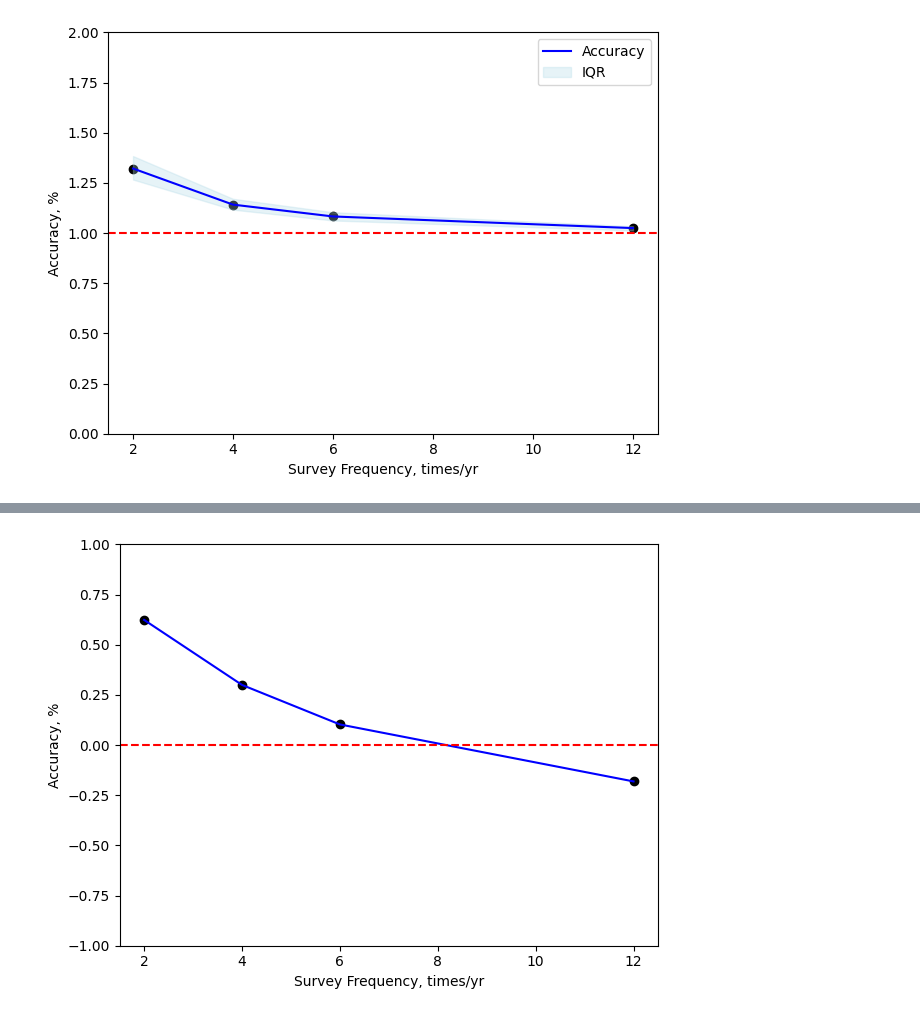
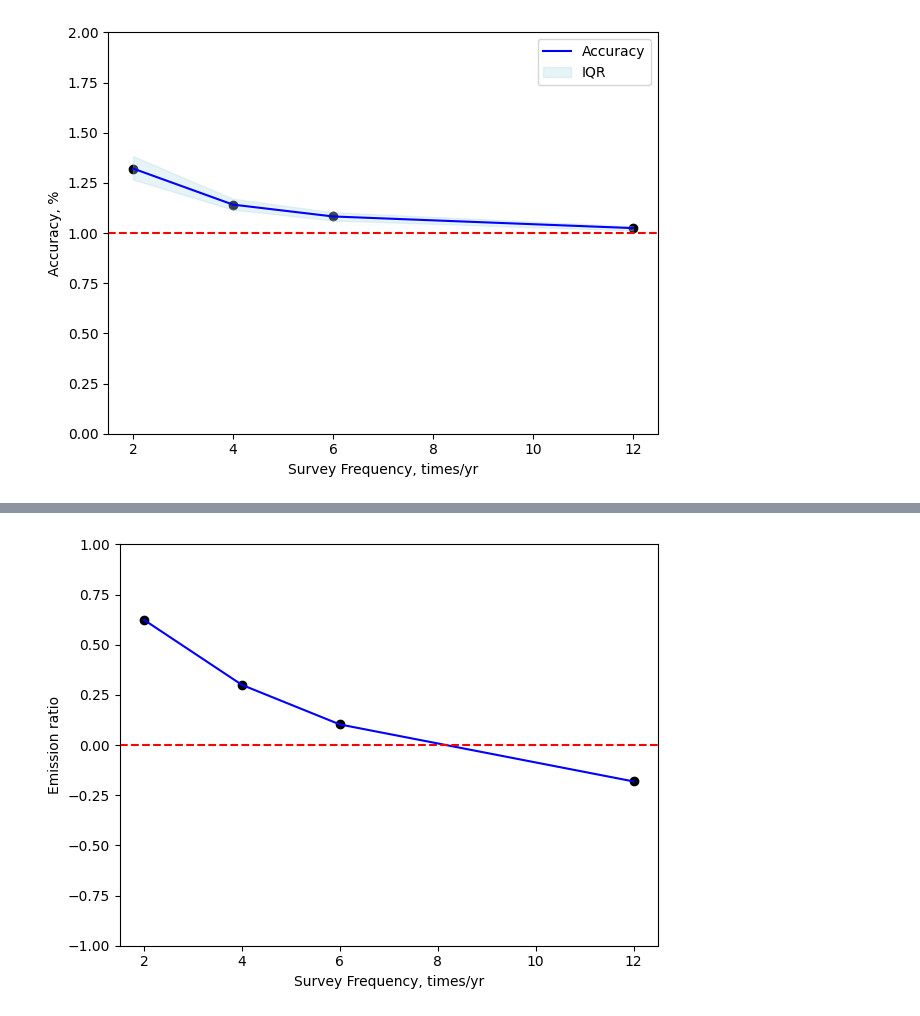
Before and after one commit to HJJJJX/Figure-Plotting, a Jupyter notebook: Uncertainty_paper_plot.ipynb, the cells around one changed output, grey strips where cells are left out. Cells and saved outputs as stored; diff of their text form; code cells hidden in the pictures.

```diff
--- a/Uncertainty_paper_plot.ipynb
+++ b/Uncertainty_paper_plot.ipynb
@@ -2055,32 +2055,32 @@ y_50_prop = (100 + np.array(y_50)) / 100
 y_75_prop = (100 + np.array(y_75)) / 100
 
 # Plot
 fig, ax = plt.subplots()
 
 # Scatter plot for y_50
 ax.scatter(x, y_50_prop-1, color="black")
 
 # Line plot for y_50
 lns1 = ax.plot(x, y_50_prop-1, linestyle="-", color="blue")
 
 # Shadow region for IQR
 # fill_between = ax.fill_between(x, y_25_prop, y_75_prop, color="lightblue", alpha=0.3, label="IQR")
 
 # Red dashed line at y = 1.0
 ax.axhline(y=0, color='red', linestyle='--')
 
 # Labels and ticks
 ax.set_xlabel("Survey Frequency, times/yr")
-ax.set_ylabel("Accuracy, %")
+ax.set_ylabel("Emission ratio")
 ax.set_ylim([-1, 1])
 ax.tick_params(axis="y")
 
 # Add legend
 # ax.legend()
 
 # Adjust layout and show plot
 plt.tight_layout()
 # plt.savefig('Repair_Scenarios_NONSE_Accuracy.png')
 plt.show()
 # %% [output]
-[figure, old version]
+[figure, new version]
```
Also changed, not shown: parts of 2 cells of this notebook.
